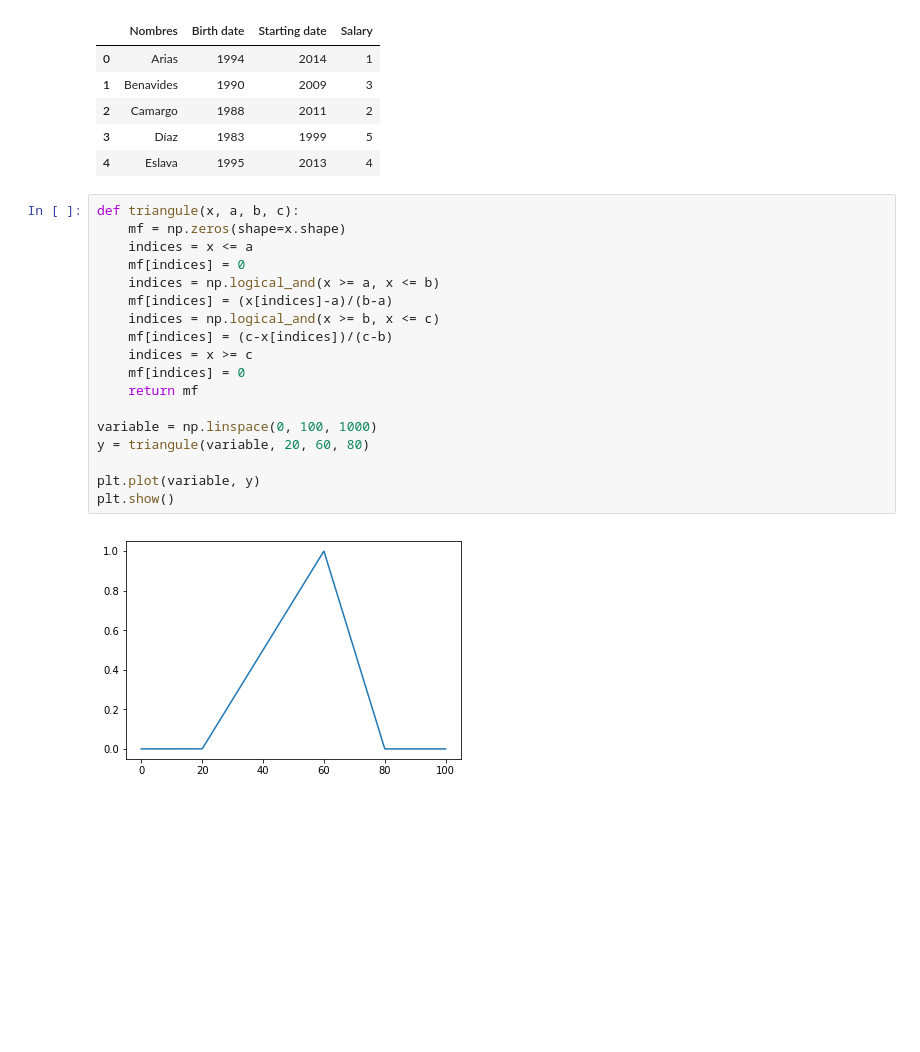
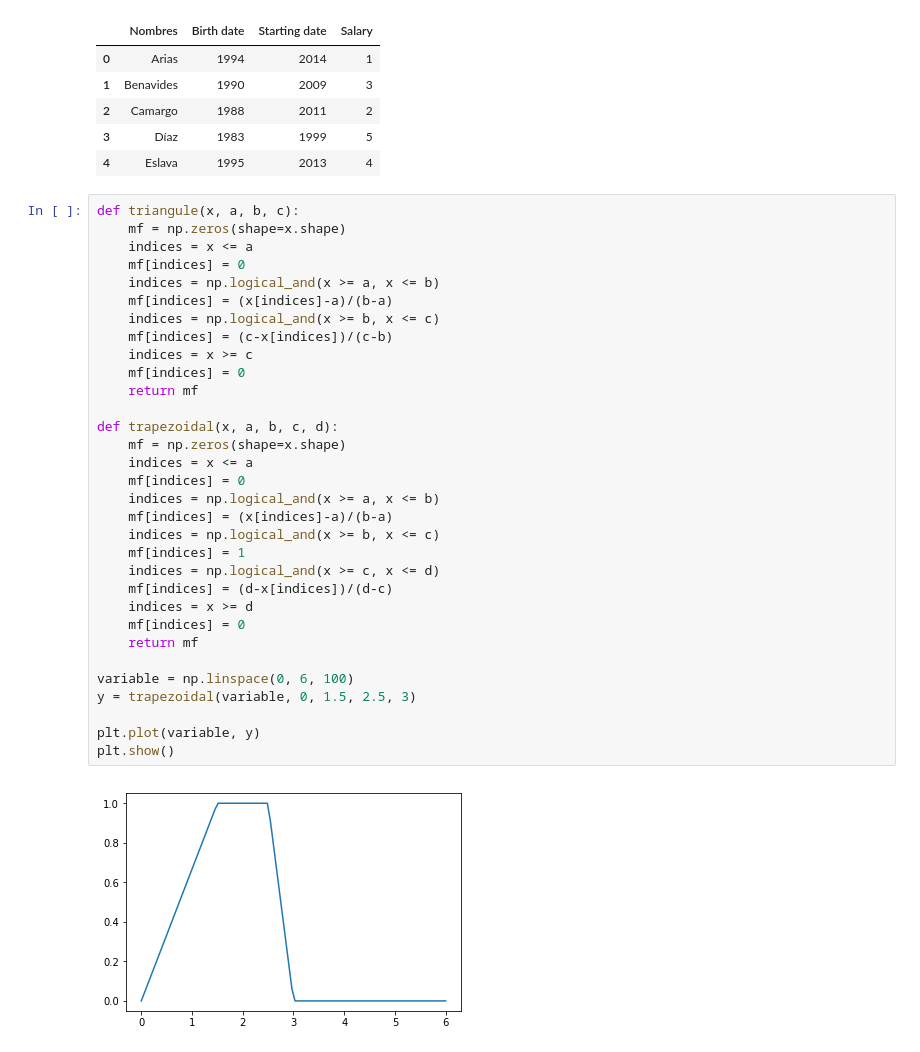
Before and after one commit to williamegomez/Machine-Learnign-Teaching, a Jupyter notebook: lessons/2018-2/Fuzzy Logic/Fuzzy decisions.ipynb, the cells around one changed output. Drawn from its saved outputs; the diff is of its cells as text; blank space fills up the shorter version.

```diff
--- a/lessons/2018-2/Fuzzy Logic/Fuzzy decisions.ipynb
+++ b/lessons/2018-2/Fuzzy Logic/Fuzzy decisions.ipynb
@@ -21,22 +21,36 @@ display(df)
 # %%
 def triangule(x, a, b, c):
     mf = np.zeros(shape=x.shape)
     indices = x <= a
     mf[indices] = 0
     indices = np.logical_and(x >= a, x <= b)
     mf[indices] = (x[indices]-a)/(b-a)
     indices = np.logical_and(x >= b, x <= c)
     mf[indices] = (c-x[indices])/(c-b)
     indices = x >= c
     mf[indices] = 0
     return mf
 
-variable = np.linspace(0, 100, 1000)
-y = triangule(variable, 20, 60, 80)
+def trapezoidal(x, a, b, c, d):
+    mf = np.zeros(shape=x.shape)
+    indices = x <= a
+    mf[indices] = 0
+    indices = np.logical_and(x >= a, x <= b)
+    mf[indices] = (x[indices]-a)/(b-a)
+    indices = np.logical_and(x >= b, x <= c)
+    mf[indices] = 1
+    indices = np.logical_and(x >= c, x <= d)
+    mf[indices] = (d-x[indices])/(d-c)
+    indices = x >= d
+    mf[indices] = 0
+    return mf
+
+variable = np.linspace(0, 6, 100)
+y = trapezoidal(variable, 0, 1.5, 2.5, 3)
 
 plt.plot(variable, y)
 plt.show()
 # %% [output]
-[figure, old version]
+[figure, new version]
 # %%
 DiscourseUniverseStartingDate = np.arange(1995,2018)
```
Also changed, not shown: parts of 4 cells of this notebook.
